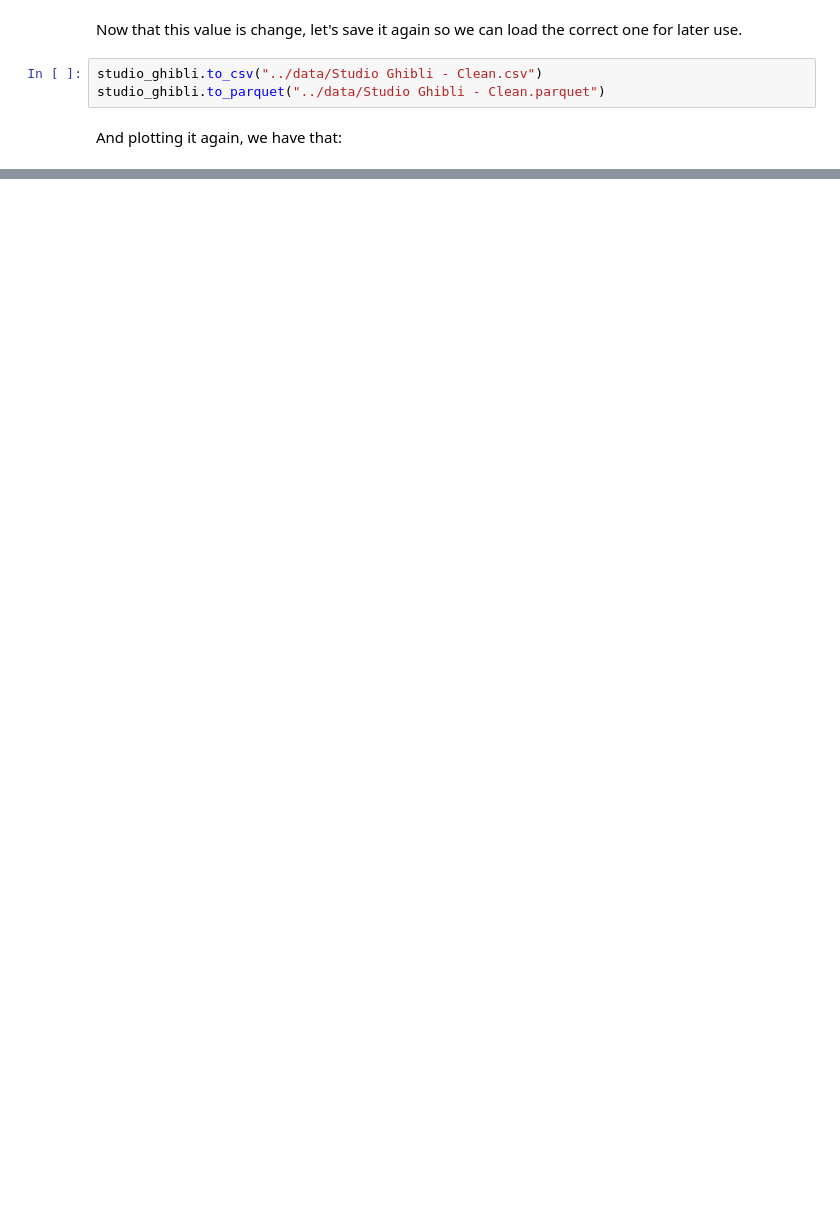
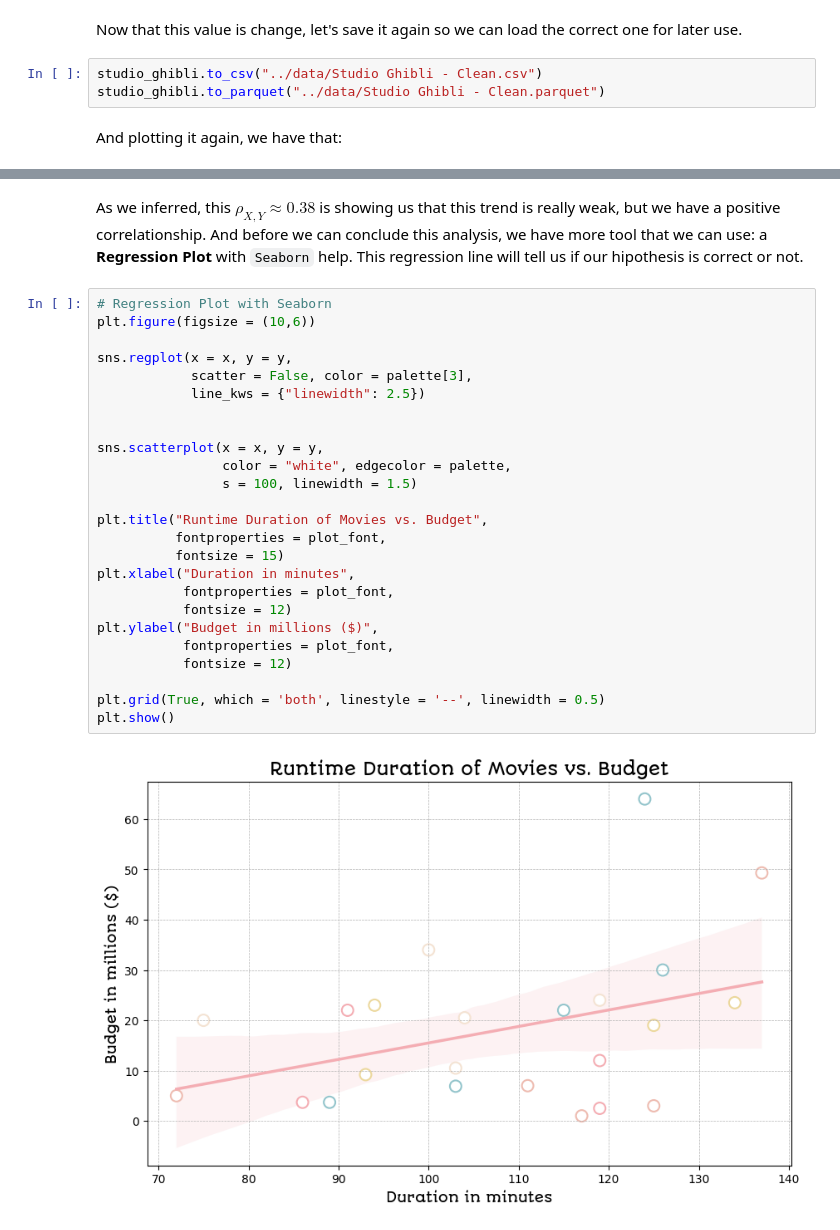
Before and after one commit to sarahi-capi/ghibli-data-analysis, a Jupyter notebook: notebooks/02_exploratory_data_analysis.ipynb, the cells around one changed output, grey strips where cells are left out. Cells and saved outputs as stored; diff of their text form; blank space fills up the shorter version.

Commit message:
Quest 1 Analysis finished

```diff
--- a/notebooks/02_exploratory_data_analysis.ipynb
+++ b/notebooks/02_exploratory_data_analysis.ipynb
@@ -138,0 +188,29 @@ plt.show()
+# %% [markdown]
+As we inferred, this $\rho_{X,Y} \approx 0.38$ is showing us that this trend is really weak, but we have a positive correlationship. And before we can conclude this analysis, we have more tool that we can use: a **Regression Plot** with `Seaborn` help. This regression line will tell us if our hipothesis is correct or not.
+# %%
+# Regression Plot with Seaborn
+plt.figure(figsize = (10,6))
+
+sns.regplot(x = x, y = y,
+            scatter = False, color = palette[3],
+            line_kws = {"linewidth": 2.5})
+
+
+sns.scatterplot(x = x, y = y,
+                color = "white", edgecolor = palette,
+                s = 100, linewidth = 1.5)
+
+plt.title("Runtime Duration of Movies vs. Budget",
+          fontproperties = plot_font,
+          fontsize = 15)
+plt.xlabel("Duration in minutes",
+           fontproperties = plot_font,
+           fontsize = 12)
+plt.ylabel("Budget in millions ($)",
+           fontproperties = plot_font,
+           fontsize = 12)
+
+plt.grid(True, which = 'both', linestyle = '--', linewidth = 0.5)
+plt.show()
+# %% [output]
+[figure, added]
```
Also changed, not shown: parts of 17 cells of this notebook, 2 other files.
